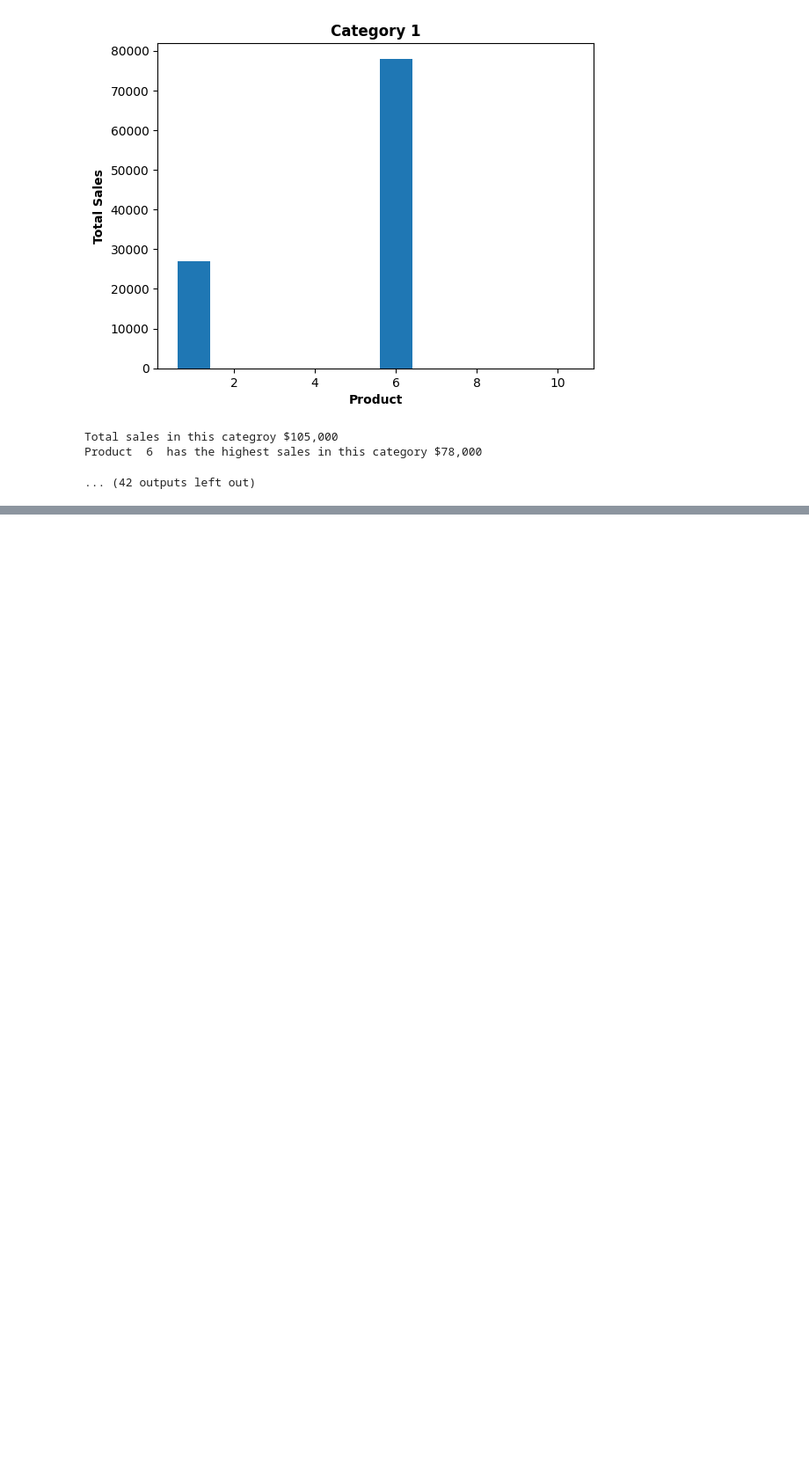
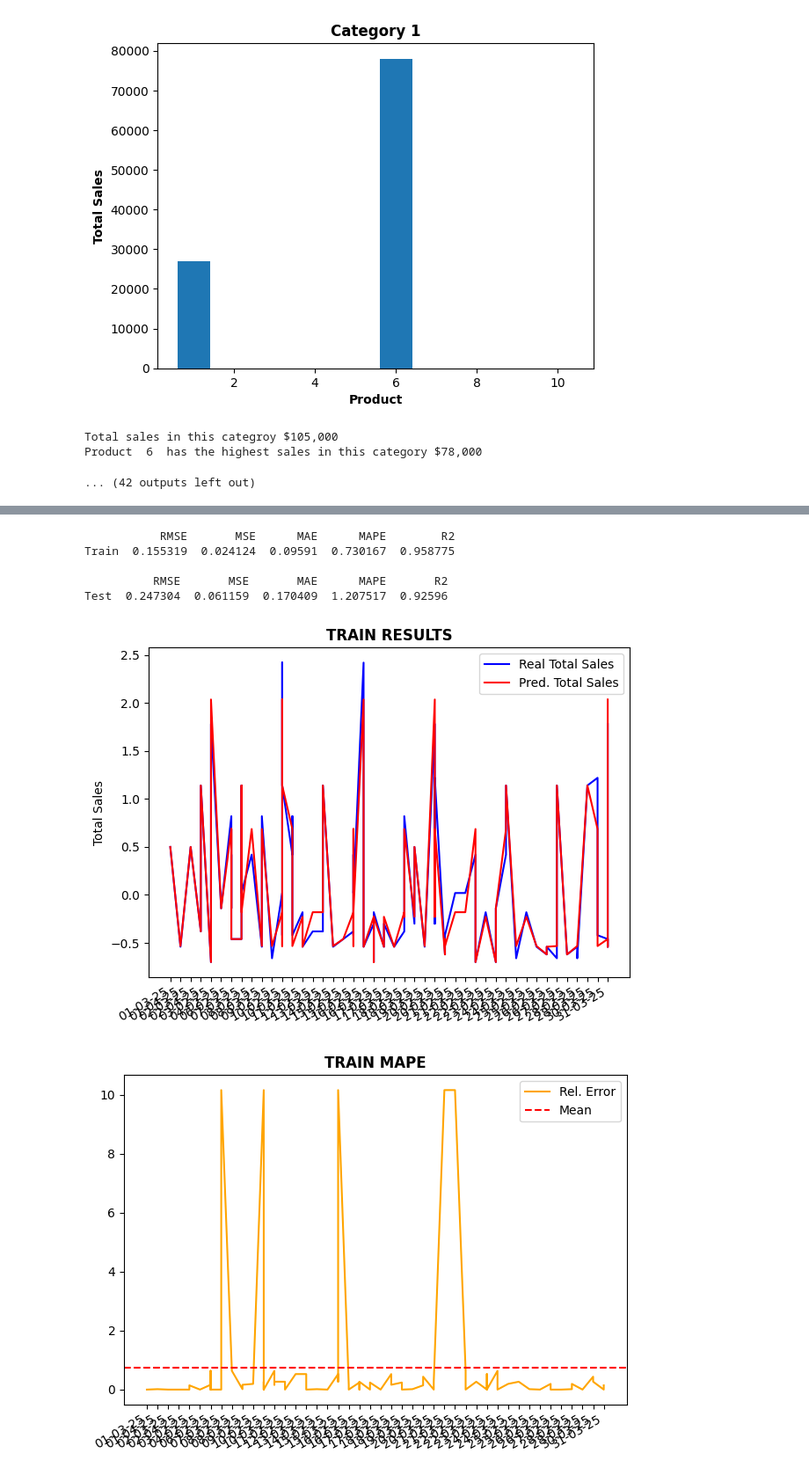
Before and after one commit to egonzaleznez/com192, a Jupyter notebook: com192_act7.ipynb, the cells around one changed output, grey strips where cells are left out. Shown at 88% size. Drawn from its saved outputs; the diff is of its cells as text; code cells hidden in the pictures; blank space fills up the shorter version.

```diff
--- a/com192_act7.ipynb
+++ b/com192_act7.ipynb
@@ -410,0 +647,18 @@ Product  6  has the highest sales in this category $78,000
+# %%
+regr = DecisionTreeRegressor(max_depth=4)
+regr.fit(train_data.iloc[:,1:], train_data.iloc[:,0])
+tr_results = {"Real Total Sales": train_data.iloc[:,0], "Pred. Total Sales": regr.predict(train_data.iloc[:,1:])}
+train_results = pd.DataFrame(tr_results)
+train_results["Residuals"] = train_results["Real Total Sales"] - train_results["Pred. Total Sales"]
+train_results['Rel. Error'] = (1-(train_results['Pred. Total Sales']/train_results['Real Total Sales'])).abs()
+train_results = train_results.sort_index()
+
+ts_results = {"Real Total Sales": test_data.iloc[:,0], "Pred. Total Sales": regr.predict(test_data.iloc[:,1:])}
+test_results = pd.DataFrame(ts_results)
+test_results["Residuals"] = test_results["Real Total Sales"] - test_results["Pred. Total Sales"]
+test_results['Rel. Error'] = (1-(test_results['Pred. Total Sales']/test_results['Real Total Sales'])).abs()
+test_results = test_results.sort_index()
+
+print(round(train_results.head(),1))
+print("")
+print(round(test_results.head(),1))
@@ -410,0 +681,62 @@ Product  6  has the highest sales in this category $78,000
+# %%
+tr_metrics = {"MSE": [mean_squared_error(train_results.iloc[:,0], train_results.iloc[:,1])],
+              "MAE": [mean_absolute_error(train_results.iloc[:,0], train_results.iloc[:,1])],
+              "MAPE": [mean_absolute_percentage_error(train_results.iloc[:,0], train_results.iloc[:,1])],
+              "R2": [r2_score(train_results.iloc[:,0], train_results.iloc[:,1])]}
+train_metrics = pd.DataFrame(tr_metrics, index=["Train"])
+train_metrics["RMSE"]=(train_metrics["MSE"]**0.5)
+
+ts_metrics = {"MSE": [mean_squared_error(test_results.iloc[:,0], test_results.iloc[:,1])],
+              "MAE": [mean_absolute_error(test_results.iloc[:,0], test_results.iloc[:,1])],
+              "MAPE": [mean_absolute_percentage_error(test_results.iloc[:,0], test_results.iloc[:,1])],
+              "R2": [r2_score(test_results.iloc[:,0], test_results.iloc[:,1])]}
+test_metrics = pd.DataFrame(ts_metrics, index=["Test"])
+test_metrics["RMSE"]=(test_metrics["MSE"]**0.5)
+
+columns = ["RMSE", "MSE", "MAE", "MAPE", "R2"]
+train_metrics = train_metrics[columns]
+test_metrics = test_metrics[columns]
+print(train_metrics)
+print("")
+print(test_metrics)
+# %% [output]
+           RMSE       MSE      MAE      MAPE        R2
+Train  0.155319  0.024124  0.09591  0.730167  0.958775
+
+          RMSE       MSE       MAE      MAPE       R2
+Test  0.247304  0.061159  0.170409  1.207517  0.92596
+# %%
+plt.figure()
+plt.plot(train_results["Real Total Sales"], color="b", label="Real Total Sales")
+plt.plot(train_results["Pred. Total Sales"], color="r", label="Pred. Total Sales")
+plt.gcf().autofmt_xdate()
+plt.title('TRAIN RESULTS', fontweight='bold')
+plt.ylabel('Total Sales')
+plt.legend()
+plt.tight_layout()
+plt.show()
+print("")
+
+plt.figure()
+plt.plot(train_results["Rel. Error"], color="orange", label="Rel. Error")
+plt.axhline(train_metrics["MAPE"].iloc[0], color='r', linestyle='dashed', label='Mean')
+plt.gcf().autofmt_xdate()
+plt.title('TRAIN MAPE', fontweight='bold')
+plt.legend()
+plt.tight_layout()
+plt.show()
+print("")
+
+plt.figure()
+plt.plot(train_results['Pred. Total Sales'], train_results['Residuals'],'o', color='g',label='Residuals')
+plt.grid(color='b',linestyle='dashed')
+plt.axhline(y=0, color='red')
+plt.title("Model Peformance", fontweight='bold')
+plt.xlabel('Prediction')
+plt.ylabel('Residuals')
+plt.legend(loc='lower left')
+plt.tight_layout()
+plt.show()
+# %% [output]
+[figure, added]
+[figure, added]
```
Also changed, not shown: parts of 19 cells of this notebook.
